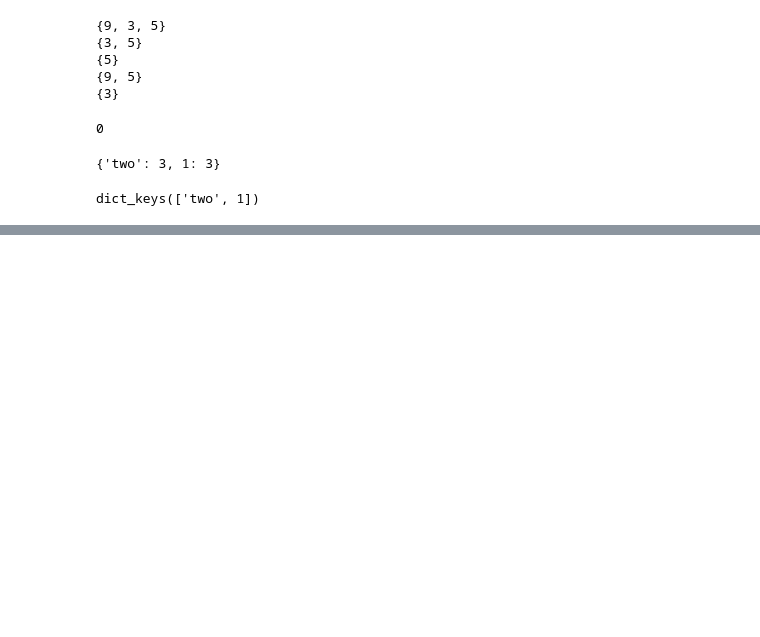
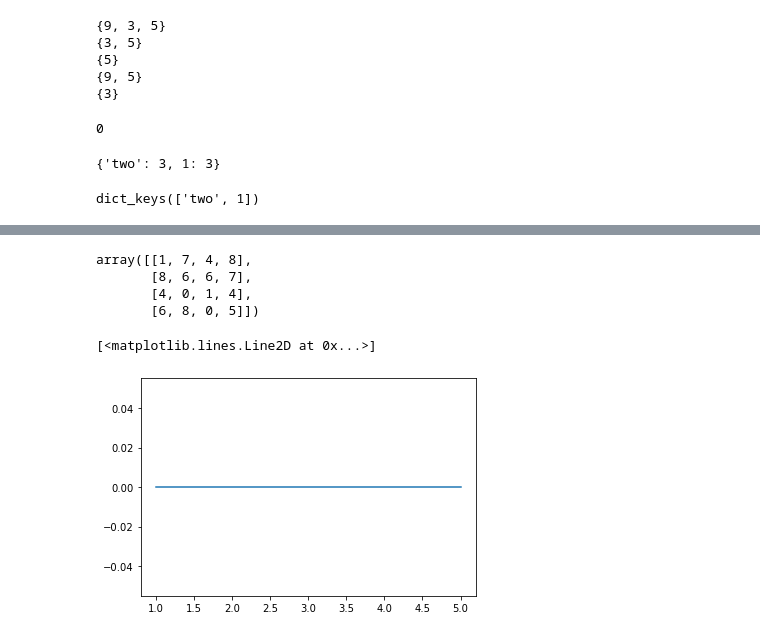
Before and after one commit to CameronBeebe/Cybernetics, a Jupyter notebook: test.ipynb, the cells around one changed output, grey strips where cells are left out. Drawn from its saved outputs; the diff is of its cells as text; code cells hidden in the pictures; blank space fills up the shorter version.

```diff
--- a/test.ipynb
+++ b/test.ipynb
@@ -284,0 +291,6 @@ dict_keys(['two', 1])
+# %%
+ash = Ashby()
+# %%
+ash.game_size = (4,4)
+# %%
+ash.train()
@@ -284,0 +317,13 @@ dict_keys(['two', 1])
+# %%
+ash.game
+# %% [output]
+array([[1, 7, 4, 8],
+       [8, 6, 6, 7],
+       [4, 0, 1, 4],
+       [6, 8, 0, 5]])
+# %%
+import matplotlib.pyplot as plt
+plt.plot(ash.history.keys(),ash.history.values())
+# %% [output]
+[<matplotlib.lines.Line2D at 0x...>]
+[figure, added]
```
Also changed, not shown: parts of 9 cells of this notebook.
